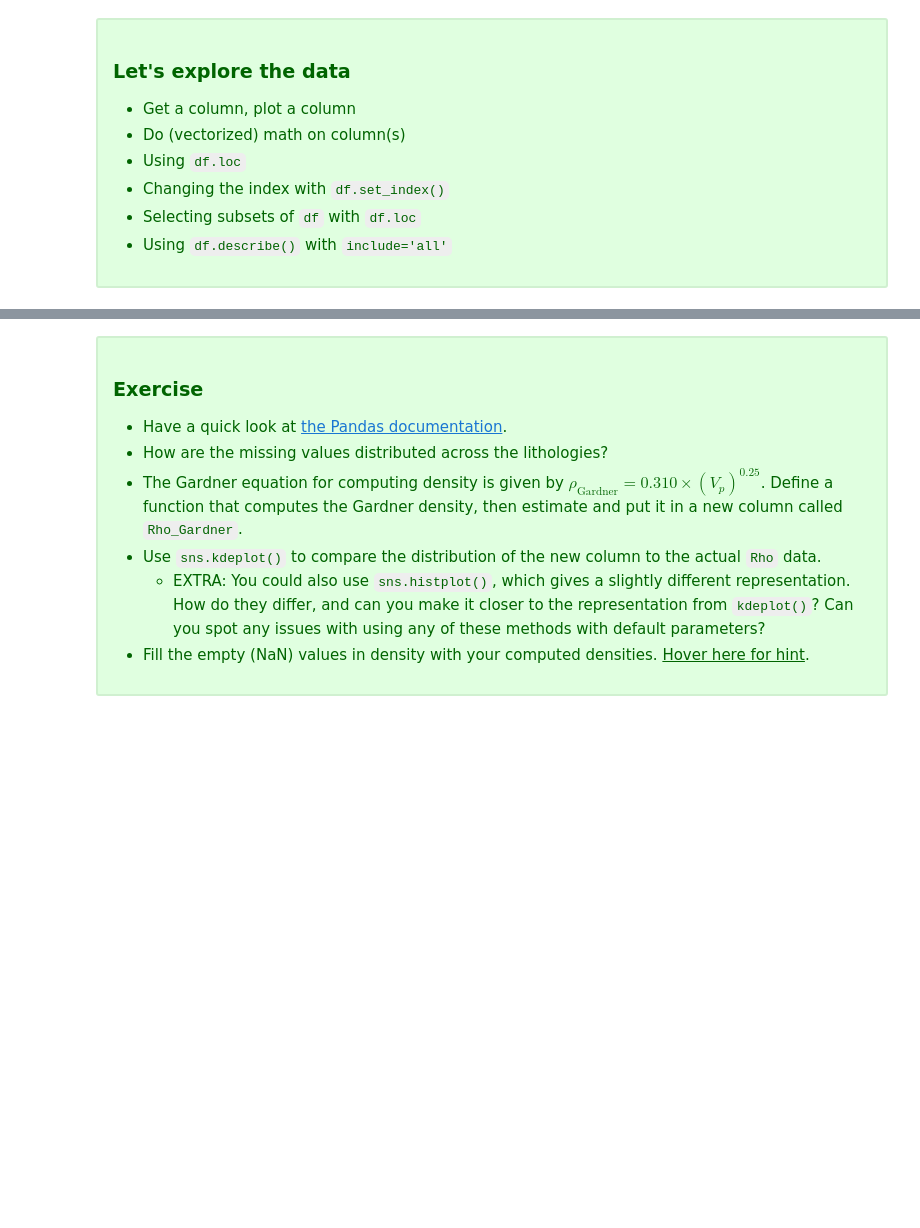
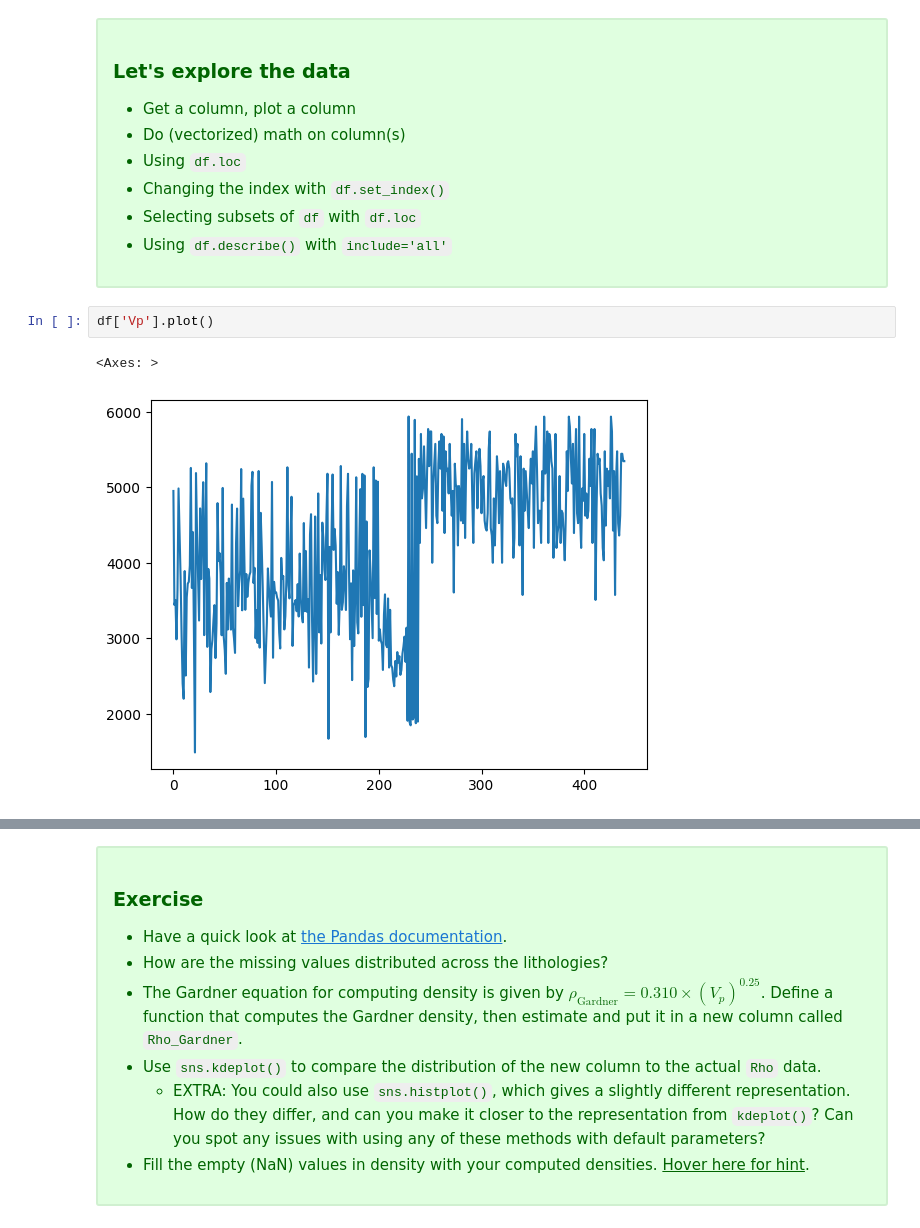
Before and after one commit to dawidszczur/intro-to-data-science, a Jupyter notebook: 0_data.ipynb, the cells around one changed output, grey strips where cells are left out. Saved outputs shown, nothing was run; the diff lists cells and outputs as text; blank space fills up the shorter version.

```diff
--- a/0_data.ipynb
+++ b/0_data.ipynb
@@ -30,3 +47,8 @@ df.head()
 - Selecting subsets of `df` with `df.loc`
 - Using `df.describe()` with `include='all'`
 </div>
+# %%
+df['Vp'].plot()
+# %% [output]
+<Axes: >
+[figure, added]
```
Also changed, not shown: parts of 32 cells of this notebook, 3 other files.
